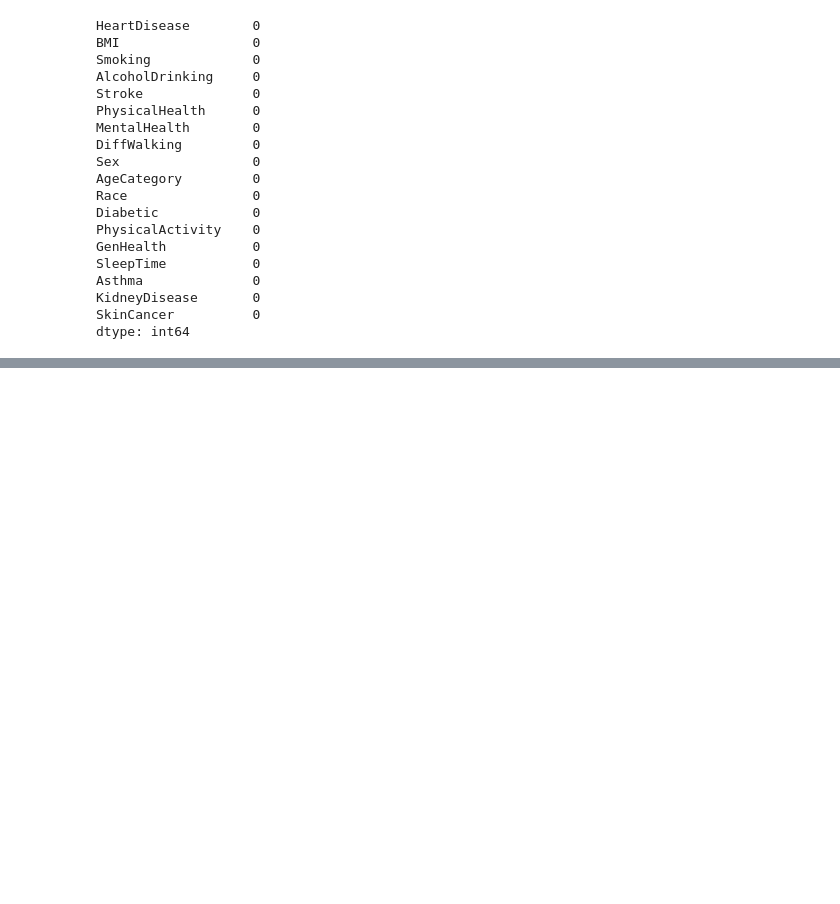
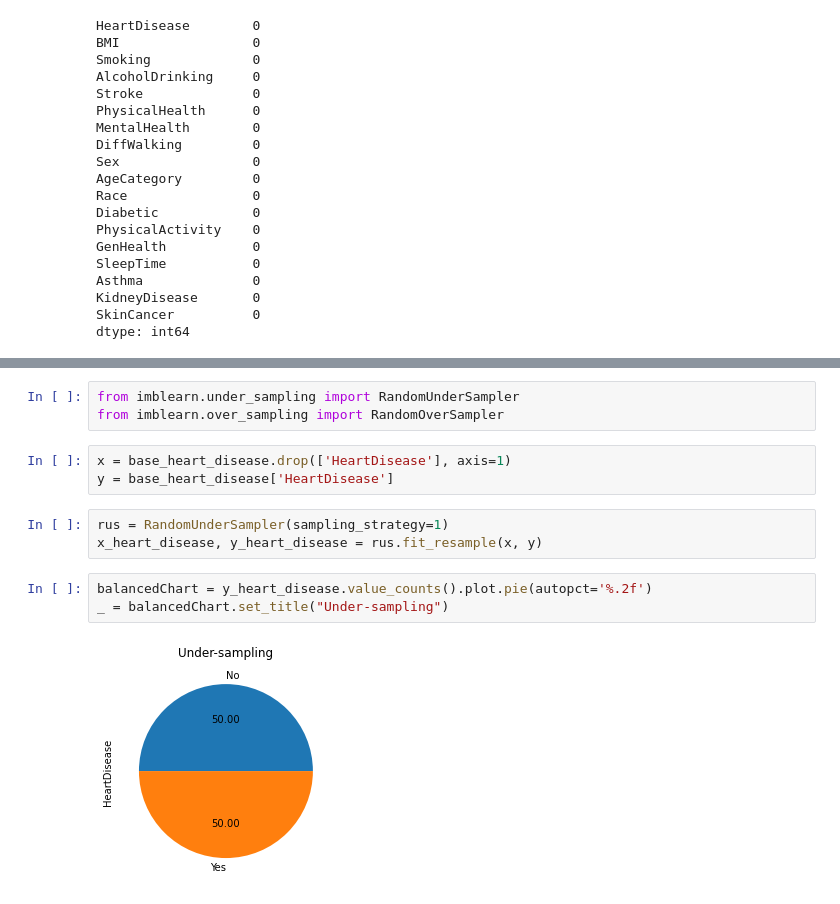
Before and after one commit to claudianopl/heart-disease-data-analysis, a Jupyter notebook: DataStack.ipynb, the cells around one changed output, grey strips where cells are left out. Saved outputs shown, nothing was run; the diff lists cells and outputs as text; blank space fills up the shorter version.

```diff
--- a/DataStack.ipynb
+++ b/DataStack.ipynb
@@ -54,0 +87,14 @@ dtype: int64
+# %%
+from imblearn.under_sampling import RandomUnderSampler
+from imblearn.over_sampling import RandomOverSampler
+# %%
+x = base_heart_disease.drop(['HeartDisease'], axis=1)
+y = base_heart_disease['HeartDisease']
+# %%
+rus = RandomUnderSampler(sampling_strategy=1)
+x_heart_disease, y_heart_disease = rus.fit_resample(x, y)
+# %%
+balancedChart = y_heart_disease.value_counts().plot.pie(autopct='%.2f')
+_ = balancedChart.set_title("Under-sampling")
+# %% [output]
+[figure, added]
```
Also changed, not shown: parts of 5 cells of this notebook, 1 other file.
